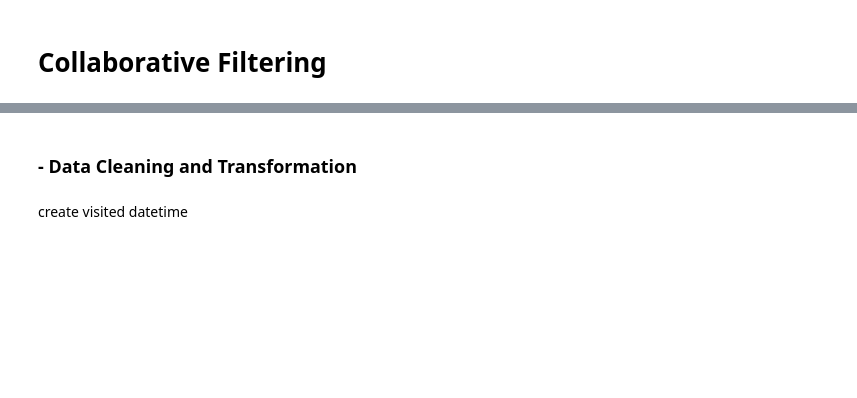
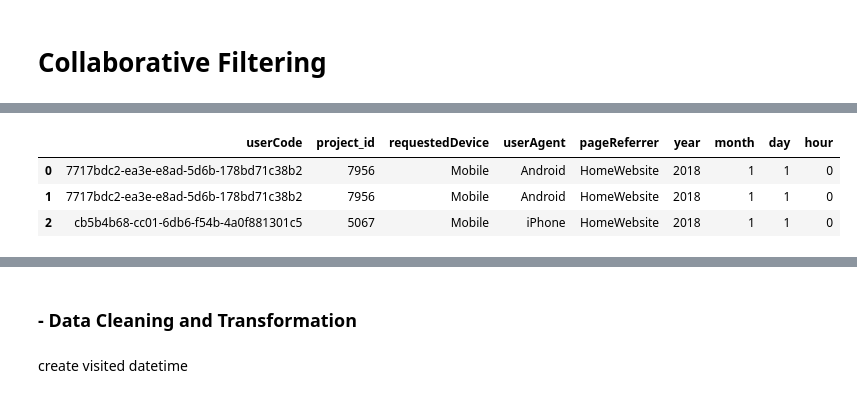
Before and after one commit to PanthonImem/KNN-Recommedation, a Jupyter notebook: Lab for knn.ipynb, the cells around one changed output, grey strips where cells are left out. Drawn from its saved outputs; the diff is of its cells as text; code cells hidden in the pictures; blank space fills up the shorter version.

```diff
--- a/Lab for knn.ipynb
+++ b/Lab for knn.ipynb
@@ -16,9 +16,14 @@ import numpy as np
 import matplotlib.pyplot as plt
 import datetime
 # %%
-path = 'coding/data/'
+path = 'C:/Users/ing/Dropbox/00 Thesis/coding/data/'
 df = pd.read_csv(path+'userLog_201801_201802_for_participants.csv', delimiter = ';', error_bad_lines = False, low_memory = False)
 df.head(3)
+# %% [output]
+|  | userCode | project_id | requestedDevice | userAgent | pageReferrer | year | month | day | hour |
+| 0 | 7717bdc2-ea3e-e8ad-5d6b-178bd71c38b2 | 7956 | Mobile | Android | HomeWebsite | 2018 | 1 | 1 | 0 |
+| 1 | 7717bdc2-ea3e-e8ad-5d6b-178bd71c38b2 | 7956 | Mobile | Android | HomeWebsite | 2018 | 1 | 1 | 0 |
+| 2 | cb5b4b68-cc01-6db6-f54b-4a0f881301c5 | 5067 | Mobile | iPhone | HomeWebsite | 2018 | 1 | 1 | 0 |
 # %%
 random_state = 100
 sample_users = set(df['userCode'].sample(n=10000, random_state=random_state))
```
Also changed, not shown: parts of 77 cells of this notebook.
